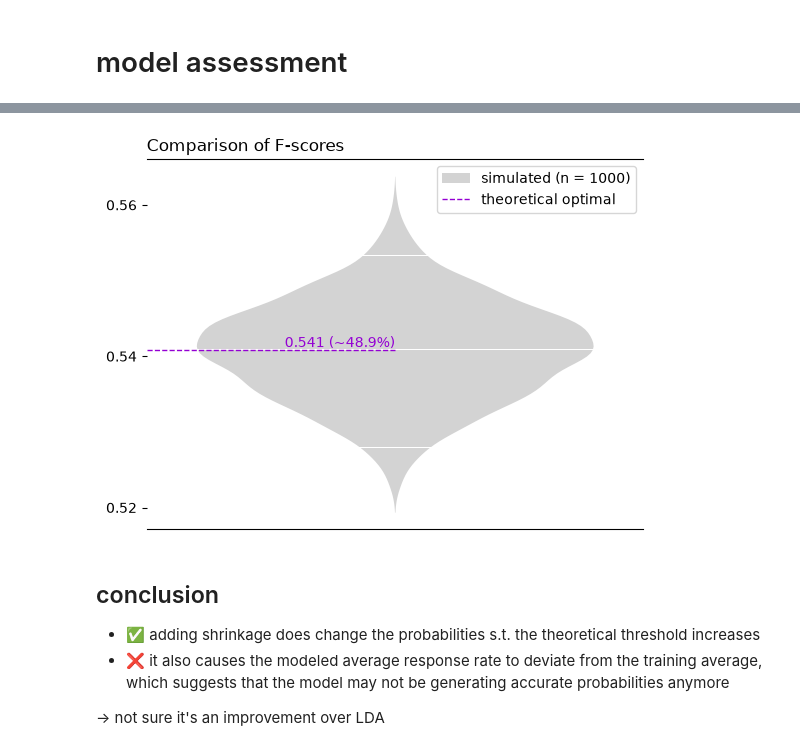
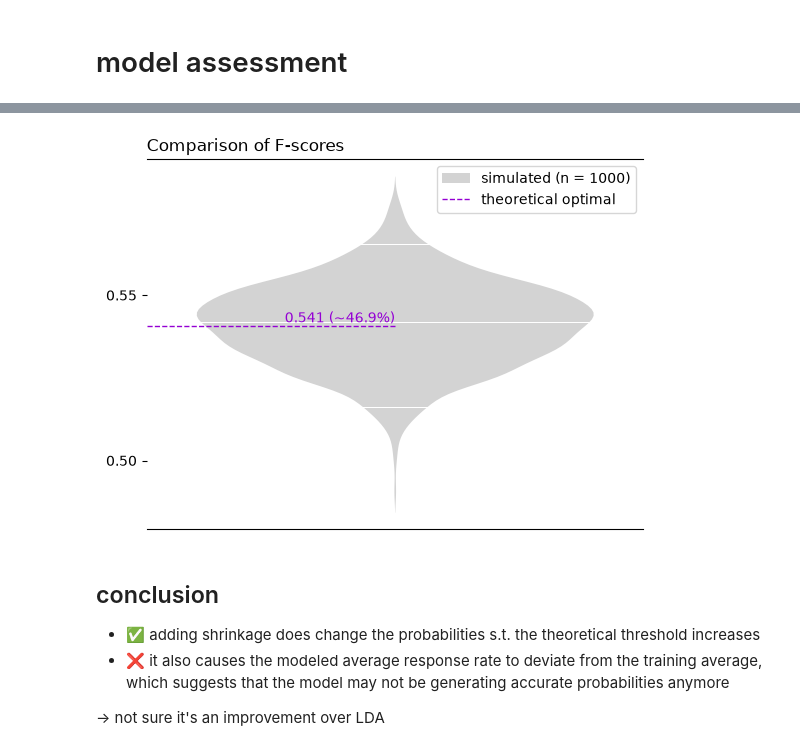
Before and after one commit to CrepeGoat/CU-2026F-STAT5610-kaggle-project, a Jupyter notebook: code/model3.2_LDA_shrink.ipynb, the cells around one changed output, grey strips where cells are left out. Drawn from its saved outputs; the diff is of its cells as text; code cells hidden in the pictures.

Commit message:
fixed F-score plotting bug
changed simulate distribution to use only 30% of the data
-> matches Kaggle reports

```diff
--- a/code/model3.2_LDA_shrink.ipynb
+++ b/code/model3.2_LDA_shrink.ipynb
@@ -75,15 +75,19 @@ mo.output.append(
 # %%
 rng = np.random.default_rng(1)
 
 _ = th.plot_f_scores(
     empiricals=th.sample_probable_f_scores(
-        rng, 1000, prediction_probs, pos_prediction_count
+        rng,
+        1000,
+        prediction_probs,
+        pos_prediction_count,
+        report_count=(3 * len(prediction_probs)) // 10,  # reported score uses 30% of the test data
     ),
     calculated=2 * threshold,
     reported=None,
 )
 # %% [output]
-[figure, old version]
+[figure, new version]
 # %% [markdown]
 ## conclusion
 
```
Also changed, not shown: parts of 1 cell of this notebook, 5 other files.
